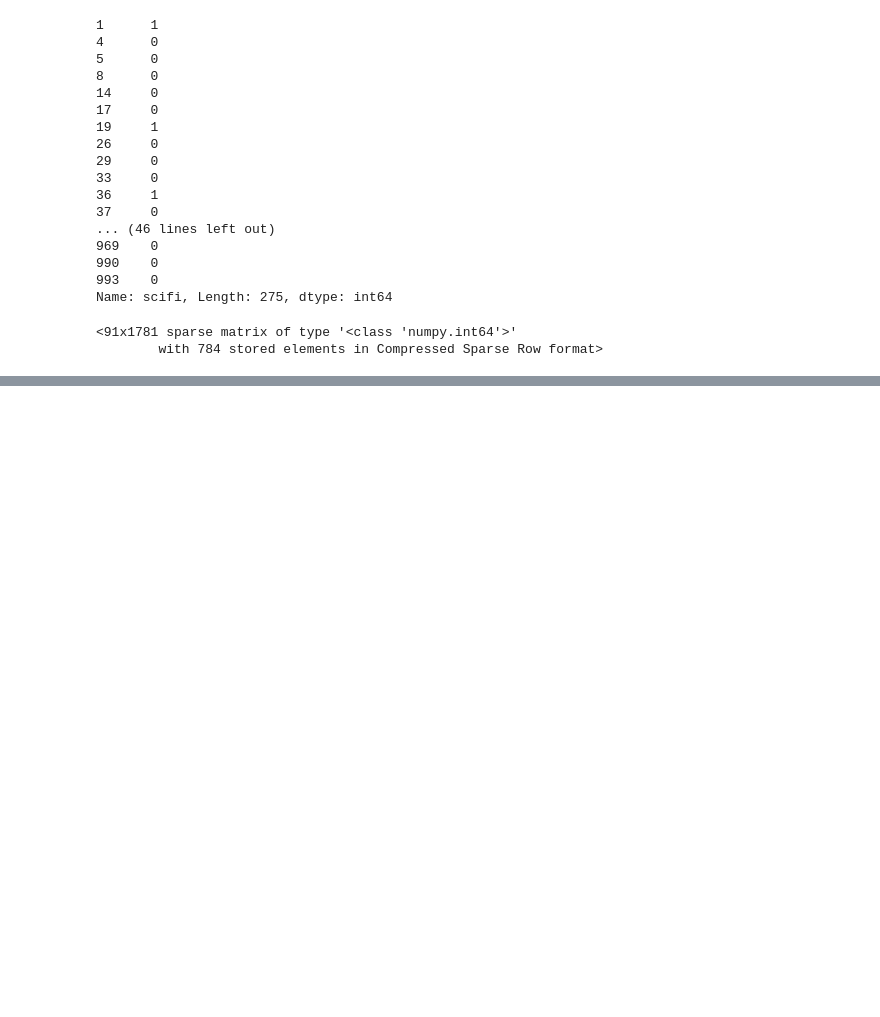
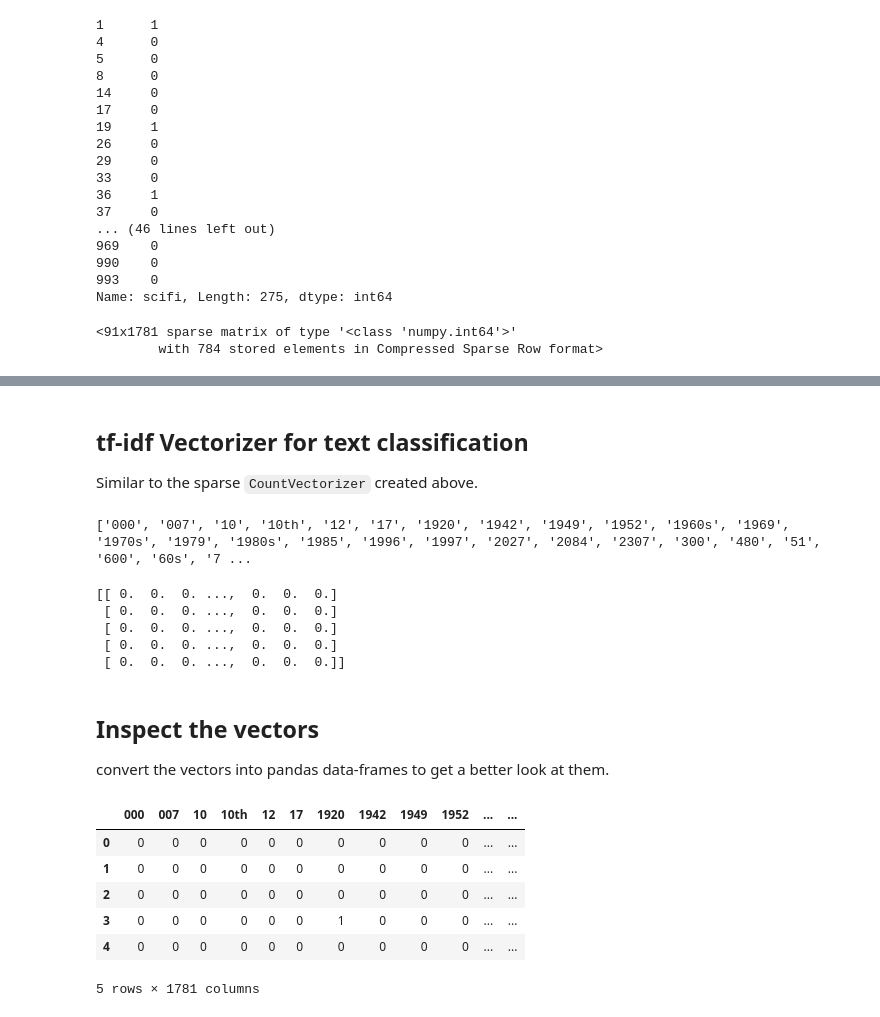
Before and after one commit to paulo-g-martinez/NLP-DataCamp, a Jupyter notebook: natural-language-processing-fundamentals-in-python.ipynb, the cells around one changed output, grey strips where cells are left out. Drawn from its saved outputs; the diff is of its cells as text; code cells hidden in the pictures; blank space fills up the shorter version.

```diff
--- a/natural-language-processing-fundamentals-in-python.ipynb
+++ b/natural-language-processing-fundamentals-in-python.ipynb
@@ -1366,0 +1385,47 @@ count_vectorizer
+# %% [markdown]
+## tf-idf Vectorizer for text classification
+Similar to the sparse `CountVectorizer` created above.
+# %%
+from sklearn.feature_extraction.text import TfidfVectorizer
+
+# Initialize a TfidfVectorizer object:
+tfidf_vectorizer = TfidfVectorizer(stop_words = 'english', max_df = 0.7)
+
+#Transform the training data:
+tfidf_train = tfidf_vectorizer.fit_transform(X_train)
+
+# Transform the test data: tfidf_test
+tfidf_test = tfidf_vectorizer.transform(X_test)
+
+#look at first 50 features
+print(tfidf_vectorizer.get_feature_names()[0:50])
+# %% [output]
+['000', '007', '10', '10th', '12', '17', '1920', '1942', '1949', '1952', '1960s', '1969', '1970s', '1979', '1980s', '1985', '1996', '1997', '2027', '2084', '2307', '300', '480', '51', '600', '60s', '7 ...
+# %%
+# print the first 5 vectors of the tfidf training data
+print(tfidf_train.A[:5])
+# %% [output]
+[[ 0.  0.  0. ...,  0.  0.  0.]
+ [ 0.  0.  0. ...,  0.  0.  0.]
+ [ 0.  0.  0. ...,  0.  0.  0.]
+ [ 0.  0.  0. ...,  0.  0.  0.]
+ [ 0.  0.  0. ...,  0.  0.  0.]]
+# %% [markdown]
+## Inspect the vectors
+convert the vectors into pandas data-frames to get a better look at them.
+# %%
+# Create the CountVectorizer DataFrame: count_df
+count_df = pd.DataFrame(count_train.A, columns=count_vectorizer.get_feature_names())
+
+# Create the TfidfVectorizer DataFrame: tfidf_df
+tfidf_df = pd.DataFrame(tfidf_train.A, columns = tfidf_vectorizer.get_feature_names())
+# %%
+count_df.head()
+# %% [output]
+|  | 000 | 007 | 10 | 10th | 12 | 17 | 1920 | 1942 | 1949 | 1952 | ... | ... |
+| 0 | 0 | 0 | 0 | 0 | 0 | 0 | 0 | 0 | 0 | 0 | ... | ... |
+| 1 | 0 | 0 | 0 | 0 | 0 | 0 | 0 | 0 | 0 | 0 | ... | ... |
+| 2 | 0 | 0 | 0 | 0 | 0 | 0 | 0 | 0 | 0 | 0 | ... | ... |
+| 3 | 0 | 0 | 0 | 0 | 0 | 0 | 1 | 0 | 0 | 0 | ... | ... |
+| 4 | 0 | 0 | 0 | 0 | 0 | 0 | 0 | 0 | 0 | 0 | ... | ... |
+5 rows × 1781 columns
```
Also changed, not shown: parts of 24 cells of this notebook.
